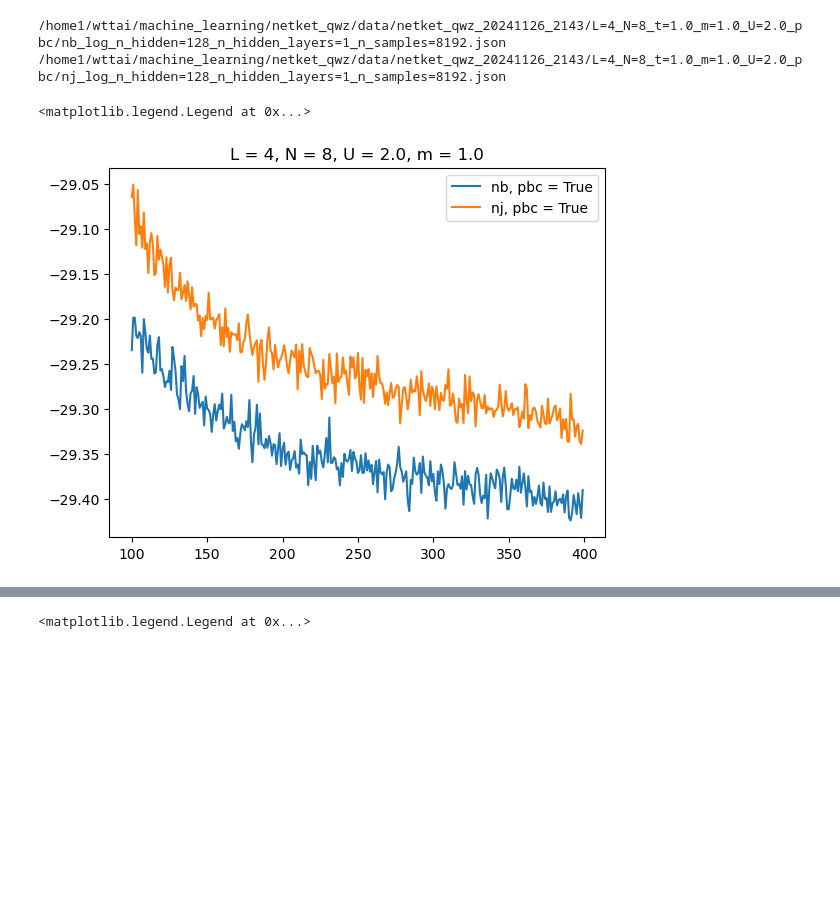
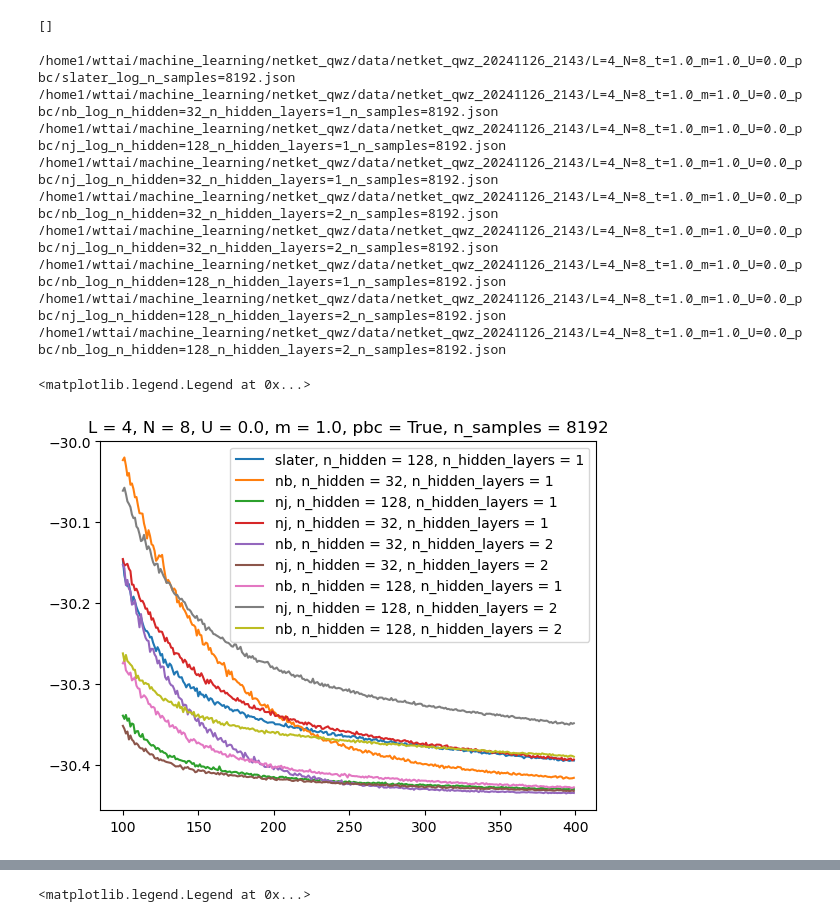
Before and after one commit to wttai004/machine_learning, a Jupyter notebook: netket_qwz/notebooks/qwz_results.ipynb, the cells around one changed output, grey strips where cells are left out. Saved outputs shown, nothing was run; the diff lists cells and outputs as text; code cells hidden in the pictures; blank space fills up the shorter version.

```diff
--- a/netket_qwz/notebooks/qwz_results.ipynb
+++ b/netket_qwz/notebooks/qwz_results.ipynb
@@ -21,37 +21,75 @@ from networks import *
 from helper import get_ed_data
 import h5py
 from tenpy.tools import hdf5_io
+# %%
+L = 4
+N = 8
+m = 1.0
+U = 0.0
+query_dict_dmrg =  {"L": L, "N": N, "t": 1.0, "U": U, "m": m, "pbc": True}
+date_dmrg = "20241128_2048"
+BASE_PATH_DMRG = Path(f"/home1/wttai/machine_learning/dmrg_qwz/data/netket_qwz_{date_dmrg}")
+
+data_dmrg = []
+for root, dirs, files in os.walk(BASE_PATH_DMRG):
+    for name in files:
+        path = os.path.join(root, name)
+        print(path)
+        with h5py.File(path, 'r') as f:
+            data = hdf5_io.load_from_hdf5(f)
+            metadata = data["metadata"]
+            matched = True
+            for key, value in query_dict_dmrg.items():
+                if metadata[key] != value:
+                    matched = False
+                    break
+            if matched:
+                data_dmrg.append(data)
+# %%
+print(data_dmrg)
+# %% [output]
+[]
 # %%
 L = 4
 N = 8
 m = 1.0
-U = 2.0
-query_dict = {"L": L, "N": N, "t": 1.0, "U": U, "m": m, "pbc": True,  "n_hidden": 128, "n_hidden_layers": 1}
+U = 0.0
+n_samples = 8192
+#query_dict = {"L": L, "N": N, "t": 1.0, "U": U, "m": m, "pbc": True,  "n_hidden": 128, "n_hidden_layers": 1}
+query_dict = {"L": L, "N": N, "t": 1.0, "U": U, "m": m, "pbc": True, "n_samples": n_samples}
+#date_netket = "20241128_2048"
 date_netket = "20241126_2143"
 BASE_PATH = Path(f"/home1/wttai/machine_learning/netket_qwz/data/netket_qwz_{date_netket}")
 
 data_to_plot = []
 for root, dirs, files in os.walk(BASE_PATH):
     for name in files:
         path = os.path.join(root, name)
         data = json.load(open(path))
         metadata = data["metadata"]
         matched = True
         for key, value in query_dict.items():
             if metadata[key] != value:
                 matched = False
                 break
         if matched:
             print(path)
             data_to_plot.append(data)
 
 for data in data_to_plot:
-    plt.plot(data['data']["Energy"]["iters"], data['data']["Energy"]['Mean']['real'], label=f"{data["metadata"]["model"]}, pbc = {data["metadata"]["pbc"]}")
-title = f"L = {L}, N = {N}, U = {U}, m = {m}"
+    plt.plot(data['data']["Energy"]["iters"], data['data']["Energy"]['Mean']['real'], label=f"{data["metadata"]["model"]}, n_hidden = {data["metadata"]["n_hidden"]}, n_hidden_layers = {data["metadata"]["n_hidden_layers"]}")
+title = f"L = {L}, N = {N}, U = {U}, m = {m}, pbc = {query_dict['pbc']}, n_samples = {n_samples}"
 plt.title(title)
 plt.legend()
 # %% [output]
-/home1/wttai/machine_learning/netket_qwz/data/netket_qwz_20241126_2143/L=4_N=8_t=1.0_m=1.0_U=2.0_pbc/nb_log_n_hidden=128_n_hidden_layers=1_n_samples=8192.json
-/home1/wttai/machine_learning/netket_qwz/data/netket_qwz_20241126_2143/L=4_N=8_t=1.0_m=1.0_U=2.0_pbc/nj_log_n_hidden=128_n_hidden_layers=1_n_samples=8192.json
+/home1/wttai/machine_learning/netket_qwz/data/netket_qwz_20241126_2143/L=4_N=8_t=1.0_m=1.0_U=0.0_pbc/slater_log_n_samples=8192.json
+/home1/wttai/machine_learning/netket_qwz/data/netket_qwz_20241126_2143/L=4_N=8_t=1.0_m=1.0_U=0.0_pbc/nb_log_n_hidden=32_n_hidden_layers=1_n_samples=8192.json
+/home1/wttai/machine_learning/netket_qwz/data/netket_qwz_20241126_2143/L=4_N=8_t=1.0_m=1.0_U=0.0_pbc/nj_log_n_hidden=128_n_hidden_layers=1_n_samples=8192.json
+/home1/wttai/machine_learning/netket_qwz/data/netket_qwz_20241126_2143/L=4_N=8_t=1.0_m=1.0_U=0.0_pbc/nj_log_n_hidden=32_n_hidden_layers=1_n_samples=8192.json
+/home1/wttai/machine_learning/netket_qwz/data/netket_qwz_20241126_2143/L=4_N=8_t=1.0_m=1.0_U=0.0_pbc/nb_log_n_hidden=32_n_hidden_layers=2_n_samples=8192.json
+/home1/wttai/machine_learning/netket_qwz/data/netket_qwz_20241126_2143/L=4_N=8_t=1.0_m=1.0_U=0.0_pbc/nj_log_n_hidden=32_n_hidden_layers=2_n_samples=8192.json
+/home1/wttai/machine_learning/netket_qwz/data/netket_qwz_20241126_2143/L=4_N=8_t=1.0_m=1.0_U=0.0_pbc/nb_log_n_hidden=128_n_hidden_layers=1_n_samples=8192.json
+/home1/wttai/machine_learning/netket_qwz/data/netket_qwz_20241126_2143/L=4_N=8_t=1.0_m=1.0_U=0.0_pbc/nj_log_n_hidden=128_n_hidden_layers=2_n_samples=8192.json
+/home1/wttai/machine_learning/netket_qwz/data/netket_qwz_20241126_2143/L=4_N=8_t=1.0_m=1.0_U=0.0_pbc/nb_log_n_hidden=128_n_hidden_layers=2_n_samples=8192.json
 <matplotlib.legend.Legend at 0x...>
-[figure, old version]
+[figure, new version]
```
Also changed, not shown: parts of 3 cells of this notebook, 10 other files.
